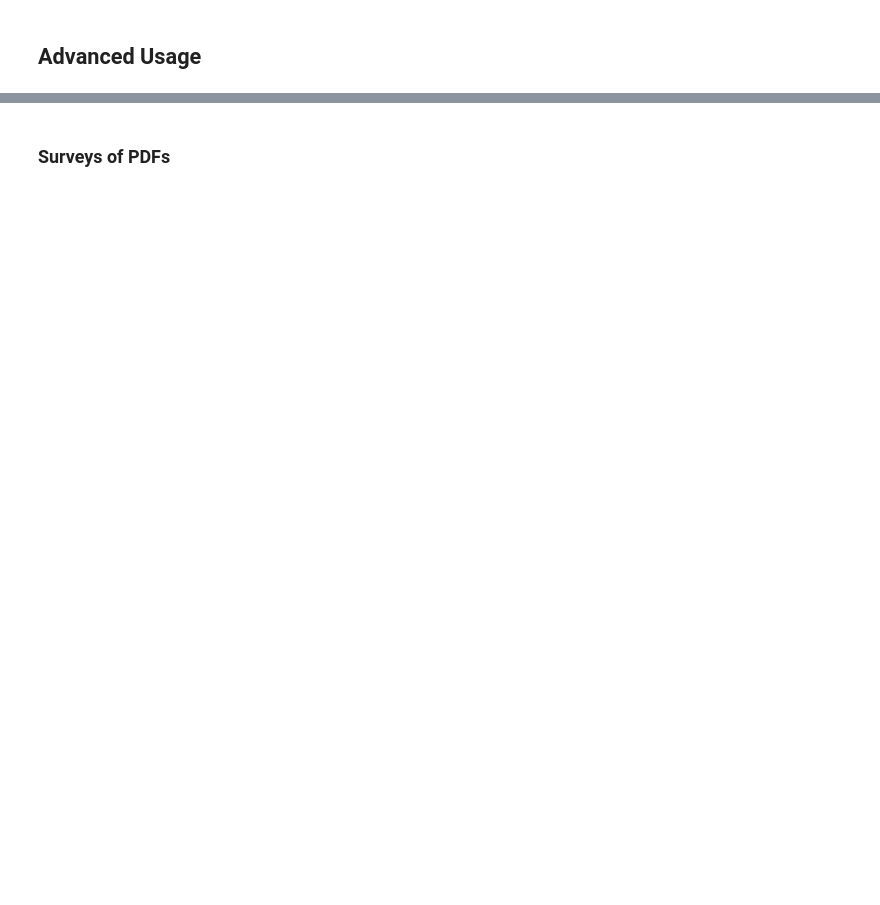
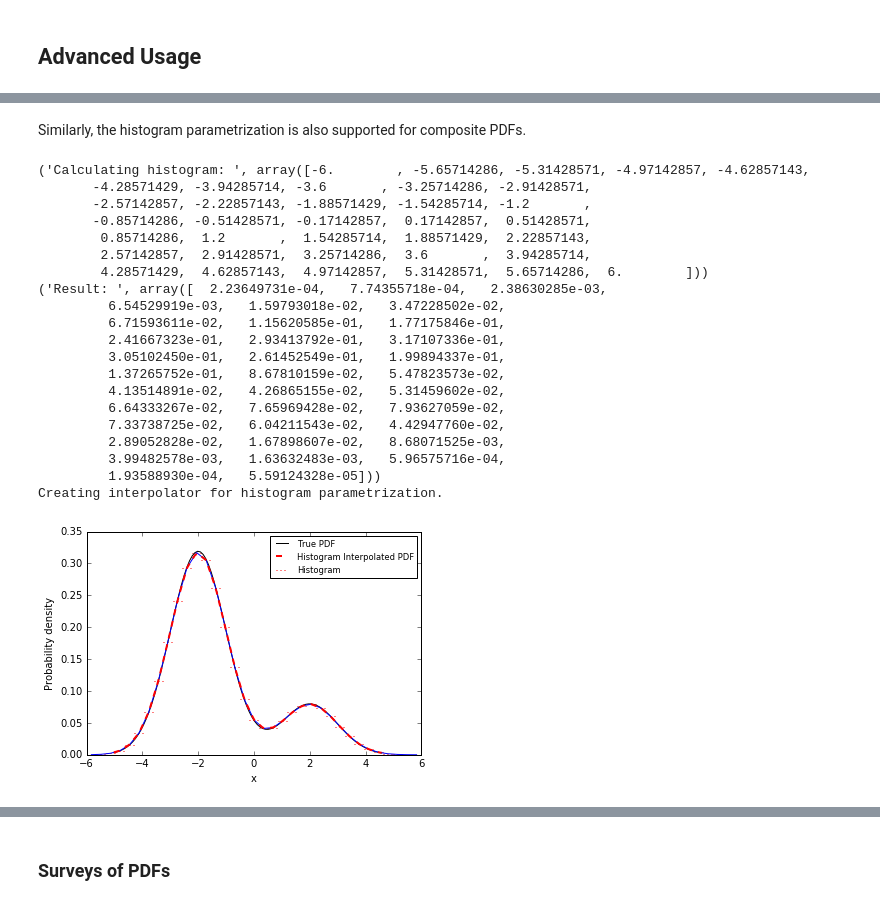
Before and after one commit to aimalz/qp, a Jupyter notebook: docs/notebooks/demo.ipynb, the cells around one changed output, grey strips where cells are left out. Drawn from its saved outputs; the diff is of its cells as text; code cells hidden in the pictures; blank space fills up the shorter version.

Commit message:
updated demo for composite PDFs

```diff
--- a/docs/notebooks/demo.ipynb
+++ b/docs/notebooks/demo.ipynb
@@ -138,5 +243,29 @@ C.plot()
+# %% [markdown]
+Similarly, the histogram parametrization is also supported for composite PDFs.
 # %%
 C_dist = qp.composite(dist_info)
 C = qp.PDF(truth=C_dist)
-C.histogramize(binrange=[-6., 6.])
+C.histogramize(binrange=[-6., 6.], number=35)
 C.plot()
+# %% [output]
+('Calculating histogram: ', array([-6.        , -5.65714286, -5.31428571, -4.97142857, -4.62857143,
+       -4.28571429, -3.94285714, -3.6       , -3.25714286, -2.91428571,
+       -2.57142857, -2.22857143, -1.88571429, -1.54285714, -1.2       ,
+       -0.85714286, -0.51428571, -0.17142857,  0.17142857,  0.51428571,
+        0.85714286,  1.2       ,  1.54285714,  1.88571429,  2.22857143,
+        2.57142857,  2.91428571,  3.25714286,  3.6       ,  3.94285714,
+        4.28571429,  4.62857143,  4.97142857,  5.31428571,  5.65714286,  6.        ]))
+('Result: ', array([  2.23649731e-04,   7.74355718e-04,   2.38630285e-03,
+         6.54529919e-03,   1.59793018e-02,   3.47228502e-02,
+         6.71593611e-02,   1.15620585e-01,   1.77175846e-01,
+         2.41667323e-01,   2.93413792e-01,   3.17107336e-01,
+         3.05102450e-01,   2.61452549e-01,   1.99894337e-01,
+         1.37265752e-01,   8.67810159e-02,   5.47823573e-02,
+         4.13514891e-02,   4.26865155e-02,   5.31459602e-02,
+         6.64333267e-02,   7.65969428e-02,   7.93627059e-02,
+         7.33738725e-02,   6.04211543e-02,   4.42947760e-02,
+         2.89052828e-02,   1.67898607e-02,   8.68071525e-03,
+         3.99482578e-03,   1.63632483e-03,   5.96575716e-04,
+         1.93588930e-04,   5.59124328e-05]))
+Creating interpolator for histogram parametrization.
+[figure, added]
```
Also changed, not shown: parts of 15 cells of this notebook, 1 other file.
